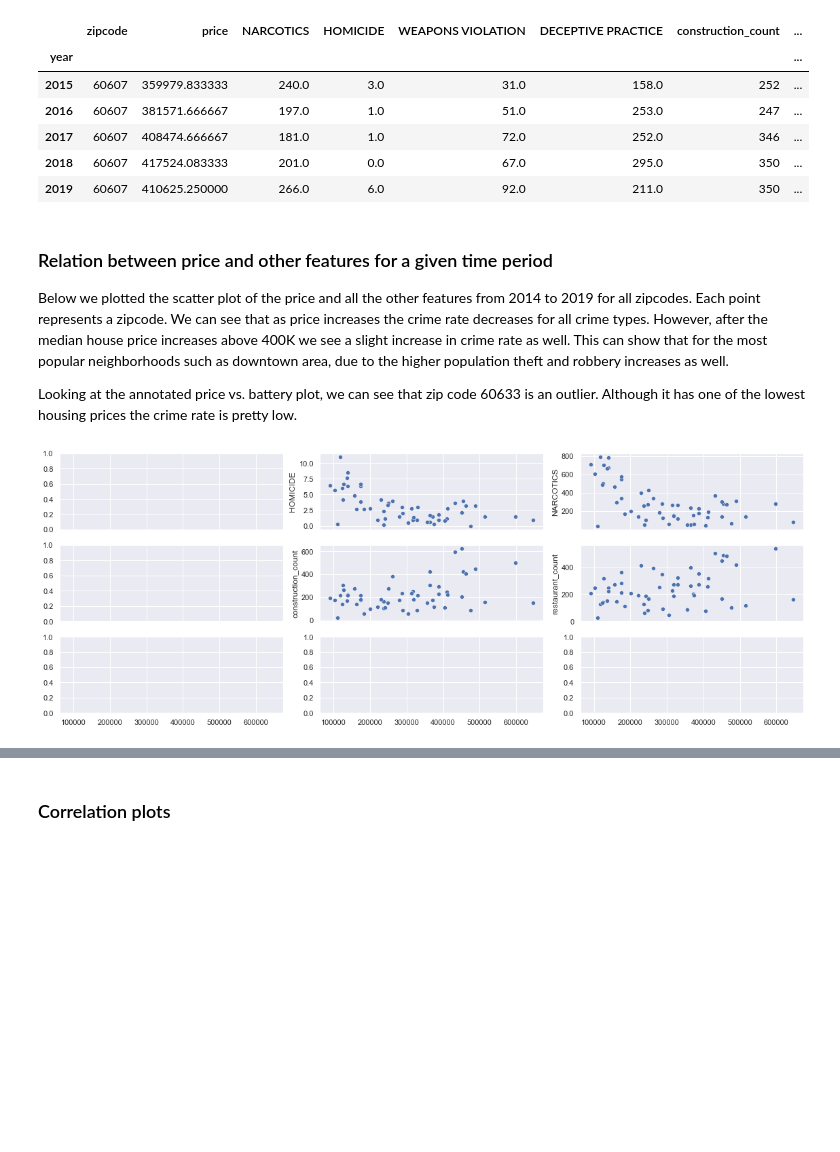
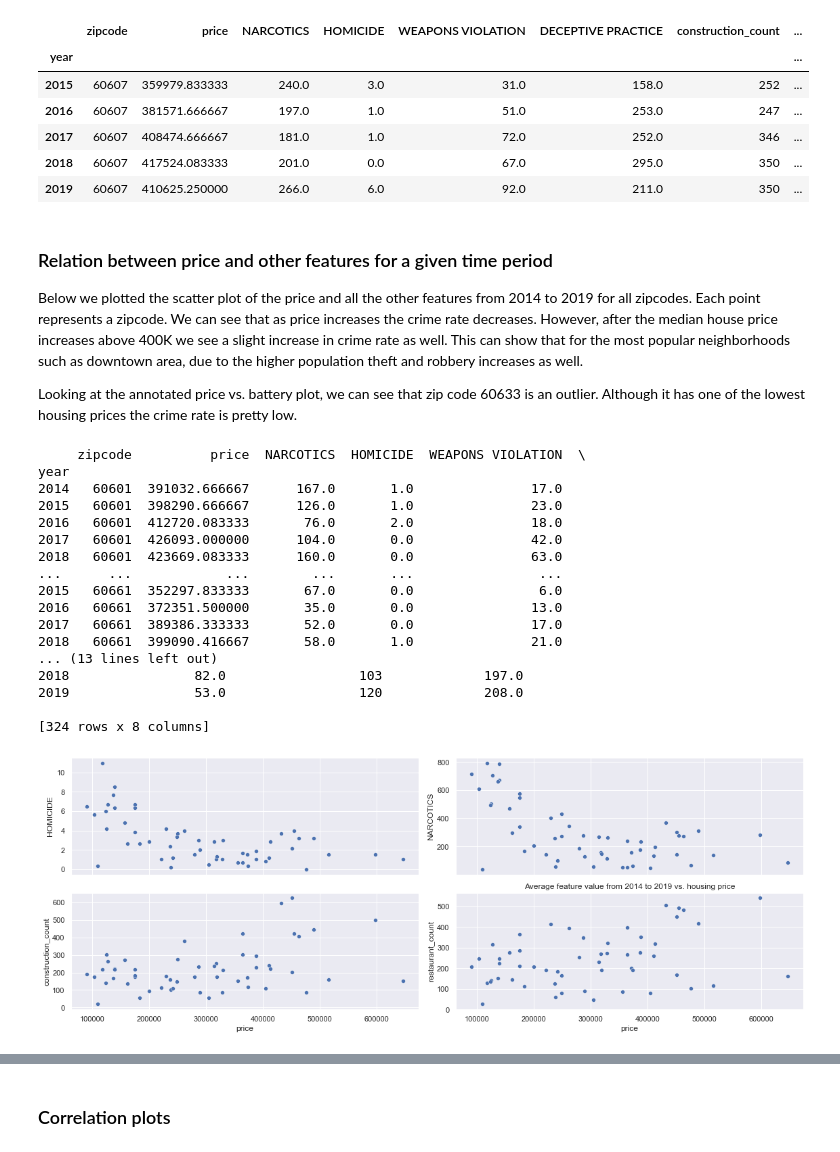
Before and after one commit to mandanah/capstone2, a Jupyter notebook: identify_up_and_coming_neighborhoods.ipynb, the cells around one changed output, grey strips where cells are left out. Cells and saved outputs as stored; diff of their text form; code cells hidden in the pictures; blank space fills up the shorter version.

```diff
--- a/identify_up_and_coming_neighborhoods.ipynb
+++ b/identify_up_and_coming_neighborhoods.ipynb
@@ -1142,27 +1195,48 @@ for zipcode in Housing_price_yearly.zipcode.unique():
 # %% [markdown]
 <a id=price-vs-other-plot></a>
 ### Relation between price and other features for a given time period
-Below we plotted the scatter plot of the price and all the other features from 2014 to 2019 for all zipcodes. Each point represents a zipcode. We can see that as price increases the crime rate decreases for all crime types. However, after the median house price increases above 400K we see a slight increase in crime rate as well. This can show that for the most popular neighborhoods such as downtown area, due to the higher population theft and robbery increases as well.
+Below we plotted the scatter plot of the price and all the other features from 2014 to 2019 for all zipcodes. Each point represents a zipcode. We can see that as price increases the crime rate decreases. However, after the median house price increases above 400K we see a slight increase in crime rate as well. This can show that for the most popular neighborhoods such as downtown area, due to the higher population theft and robbery increases as well.
 
 Looking at the annotated price vs. battery plot, we can see that zip code 60633 is an outlier. Although it has one of the lowest housing prices the crime rate is pretty low.
 # %%
 def plot_feature_price_relation(start_year=2014, end_year=2019):
     df = All_zipcodes_yearly_data_merged.loc[(All_zipcodes_yearly_data_merged.index>=start_year) & (All_zipcodes_yearly_data_merged.index<=end_year)]
+    print(df)
     grouped_df = df.groupby('zipcode').mean()
-    fig, ax = plt.subplots(3,3, figsize = (16,6), sharex=True)
+    fig, ax = plt.subplots(2,2, figsize = (16,6), sharex=True)
 #     sns.scatterplot(x='price', y='BATTERY', data=grouped_df, ax=ax[0,0])
-    sns.scatterplot(x='price', y='HOMICIDE', data=grouped_df, ax=ax[0,1])
-    sns.scatterplot(x='price', y='NARCOTICS', data=grouped_df, ax=ax[0,2])
+    sns.scatterplot(x='price', y='HOMICIDE', data=grouped_df, ax=ax[0,0])
+    sns.scatterplot(x='price', y='NARCOTICS', data=grouped_df, ax=ax[0,1])
 #     sns.scatterplot(x='price', y='THEFT', data=grouped_df, ax=ax[1,0])
-    sns.scatterplot(x='price', y='construction_count', data=grouped_df, ax=ax[1,1])
-    sns.scatterplot(x='price', y='restaurant_count', data=grouped_df, ax=ax[1,2])
+    sns.scatterplot(x='price', y='construction_count', data=grouped_df, ax=ax[1,0])
+    sns.scatterplot(x='price', y='restaurant_count', data=grouped_df, ax=ax[1,1])
 #     sns.scatterplot(x='price', y='BURGLARY', data=grouped_df, ax=ax[2,0])
 #     sns.scatterplot(x='price', y='ROBBERY', data=grouped_df, ax=ax[2,1])
 #     sns.scatterplot(x='price', y='CRIMINAL DAMAGE', data=grouped_df, ax=ax[2,2])
+    plt.title('Average feature value from 2014 to 2019 vs. housing price')
     plt.tight_layout()
+
+
 plot_feature_price_relation()
 # %% [output]
+     zipcode          price  NARCOTICS  HOMICIDE  WEAPONS VIOLATION  \
+year
+2014   60601  391032.666667      167.0       1.0               17.0
+2015   60601  398290.666667      126.0       1.0               23.0
+2016   60601  412720.083333       76.0       2.0               18.0
+2017   60601  426093.000000      104.0       0.0               42.0
+2018   60601  423669.083333      160.0       0.0               63.0
+...      ...            ...        ...       ...                ...
+2015   60661  352297.833333       67.0       0.0                6.0
+2016   60661  372351.500000       35.0       0.0               13.0
+2017   60661  389386.333333       52.0       0.0               17.0
+2018   60661  399090.416667       58.0       1.0               21.0
+... (13 lines left out)
+2018                82.0                 103             197.0
+2019                53.0                 120             208.0
+
+[324 rows x 8 columns]
-[figure, old version]
+[figure, new version]
 # %%
 #notes from the plots:
 
```
Also changed, not shown: parts of 60 cells of this notebook.
